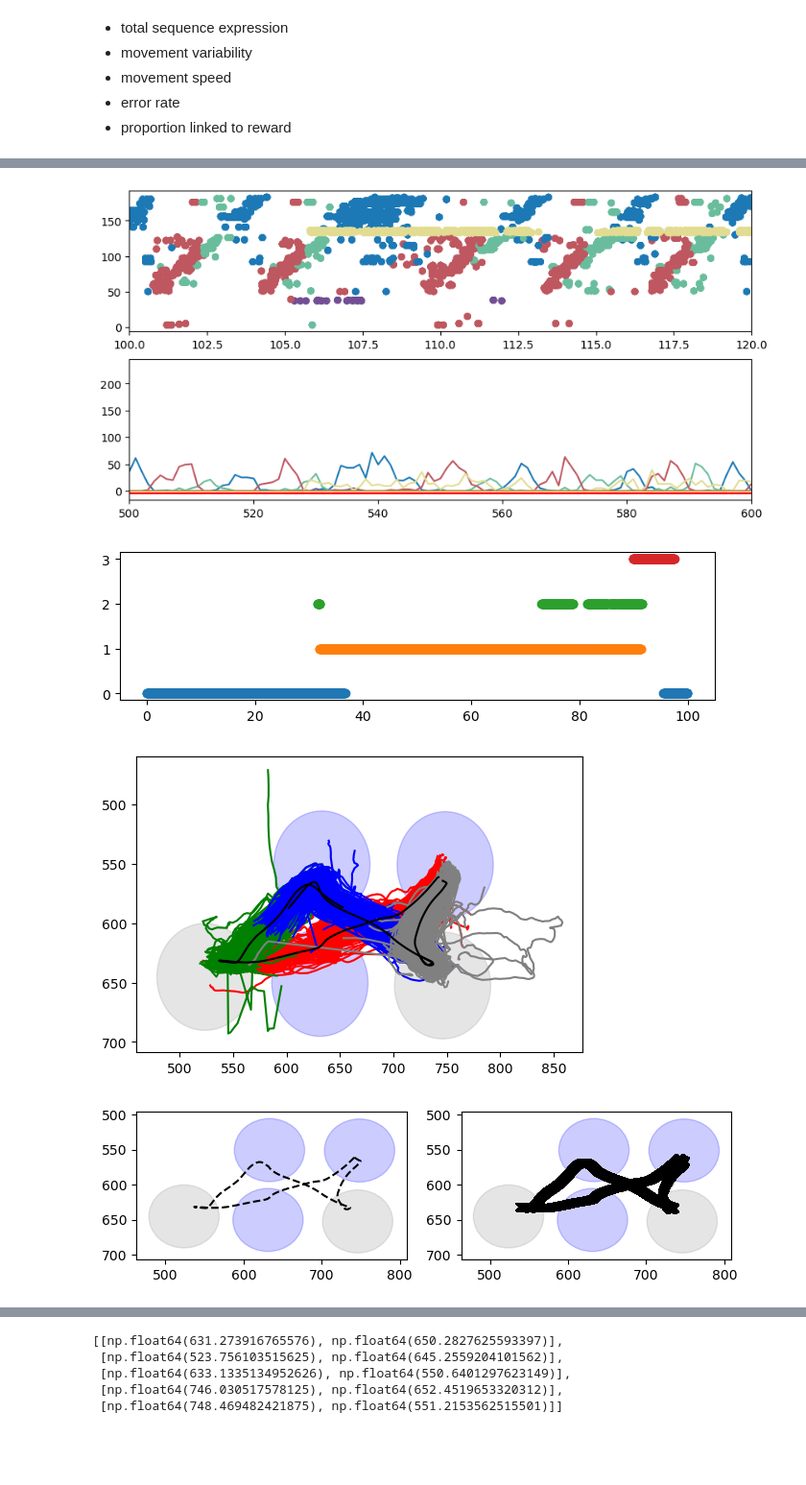
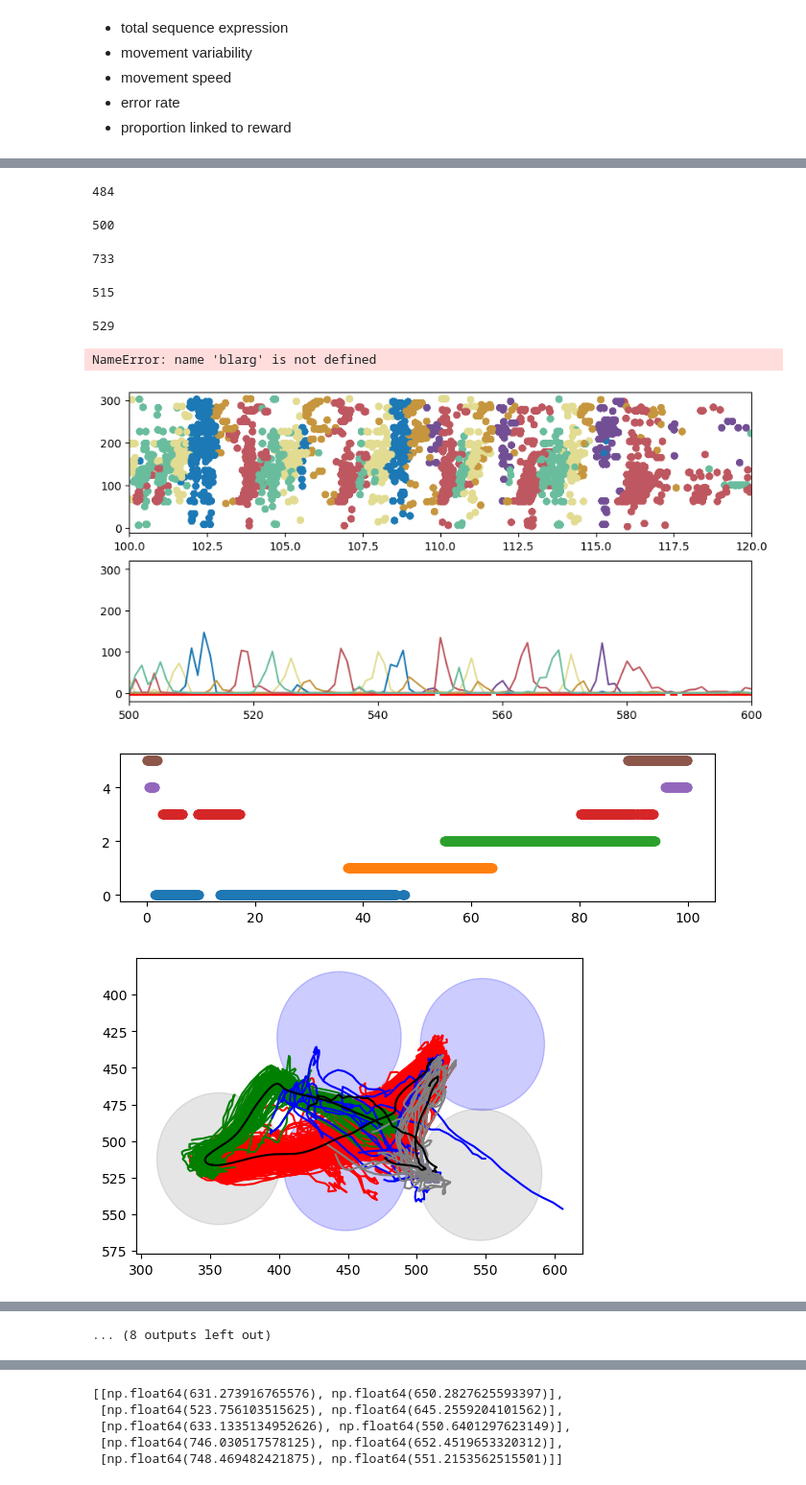
Before and after one commit to EmmettJT/sequences_analyse_PPSeq, a Jupyter notebook: revision_analysis/prioritisation_analysis/behaviour_sleep_link/1_bts_extract_behavioural_features.ipynb, the cells around one changed output, grey strips where cells are left out. Shown at 96% size. Saved outputs shown, nothing was run; the diff lists cells and outputs as text; code cells hidden in the pictures; blank space fills up the shorter version.

```diff
--- a/revision_analysis/prioritisation_analysis/behaviour_sleep_link/1_bts_extract_behavioural_features.ipynb
+++ b/revision_analysis/prioritisation_analysis/behaviour_sleep_link/1_bts_extract_behavioural_features.ipynb
@@ -588,7 +588,7 @@ ________________________________________________________________________________
 # behaviour to sleep
 behav_to_sleep_animals = ['EJT136_1_3','EJT136_1_4','EJT149_1_1','EJT178_1_4','EJT178_1_5','EJT178_1_6','EJT178_1_7','EJT178_1_8','EJT178_1_9','EJT178_2_1','EJT178_2_2','EJT178_2_4','EJT269_1_1','EJT269_1_3','EJT269_1_4','EJT269_1_7','EJT270_1_3','EJT270_1_5','EJT270_1_6','seq006_1_11','EJT268_1_2','EJT269_1_2','EJT270_1_1','ap5R_1_1','ap5R_1_3','seq006_1_4','seq006_1_5','seq006_1_6','seq007_1_1','seq007_1_2','seq007_1_3','seq006_1_8','seq006_1_9','seq006_1_10','ap5R_1_2']
 
-behav_to_sleep_animals = ['ap5R_1_3']
+behav_to_sleep_animals = ['seq006_1_5']
 
 for mouse in behav_to_sleep_animals:
     # extract paths from the dict
@@ -715,7 +715,8 @@ for mouse in behav_to_sleep_animals:
 
     # join each curve, join them at the point that they touch, or if they dont touch just join the two ends to each other
     new = join_curves(a_curve1, a_curve2,cut = True)
-    new = join_curves(new, a_curve3,cut = True)
+    if not mouse in ['seq006_1_5']:
+        new = join_curves(new, a_curve3,cut = True)
     new = join_curves(new, a_curve4,cut = True)
     # join the two ends together to make a complete circle
     complete_average = join_make_full_circle(new)
@@ -922,7 +923,7 @@ for mouse in behav_to_sleep_animals:
     reward_times = behav_sync_df.dropna(subset=['Reward_Times']).Reward_Times.values
 
     # calcuate the ephys behaviour offset
-    ephys_behaviour_offset = behav_sync_df['FirstPoke_EphysTime'][0] - behav_sync_df['PokeIn_Time'][0]
+    ephys_behaviour_offset = behav_sync_df['PokeIN_EphysTime'][0] - behav_sync_df['PokeIn_Time'][0]
     mean_dist_to_reward = []
     proportion_close_to_reward = []
     for seq_id in seq_order:
@@ -1047,4 +1048,9 @@ KeyboardInterrupt:
+484
+500
+733
+515
+529
+NameError: name 'blarg' is not defined
-[figure, old version]
+[figure, new version]
-[figure, old version]
+[figure, new version]
-[figure, old version]
+[figure, new version]
-[figure, removed]
@@ -1051,0 +1057 @@ KeyboardInterrupt:
+... (8 outputs left out)
```
Also changed, not shown: parts of 11 cells of this notebook, 1 other file.
